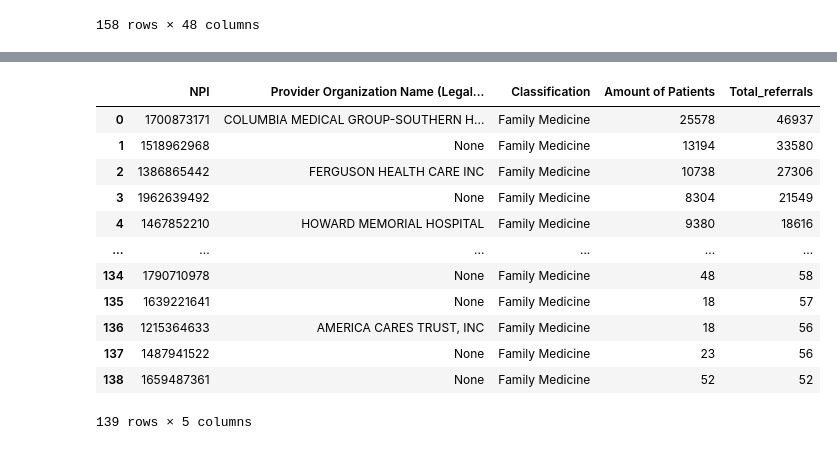
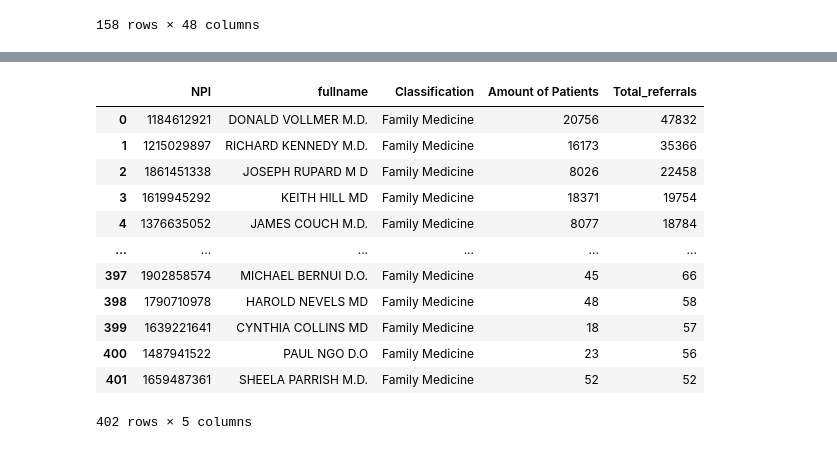
Before and after one commit to KagonDeans/hop-team, a Jupyter notebook: notebook/kd_question2_part2.ipynb, the cells around one changed output, grey strips where cells are left out. Saved outputs shown, nothing was run; the diff lists cells and outputs as text; code cells hidden in the pictures.

```diff
--- a/notebook/kd_question2_part2.ipynb
+++ b/notebook/kd_question2_part2.ipynb
@@ -59,0 +149,9 @@ The_vanderbilt
+# %%
+query = """
+SELECT COUNT(*)
+FROM npi_nppes
+
+"""
+with sqlite3.connect('../data/npi.sqlite') as db:
+    check = pd.read_sql(query, db)
+check
@@ -59,0 +195,15 @@ The_vanderbilt
+# %%
+# family medicine doctors that vanderbilt should reach out to get their patient referrals.
+query = """
+SELECT "NPI", "Provider Organization Name (Legal Business Name)","Provider First Name" ||' '|| "Provider Last Name (Legal Name)" ||' '|| "Provider Credential Text" AS Fullname, SUM("patient_count") AS "Amount of Patients", SUM("transaction_count") AS Total_referrals
+FROM npi_nppes AS nppes
+INNER JOIN hop_npi AS npi
+ON nppes.NPI = npi.from_npi
+WHERE "Classification" = 'Family Medicine' AND "CBSA" = '34980' AND to_npi in (1861869596, 1770851552, 1083793822, 1609326040, 1003152208, 1164834057,  1679835623, 1821548280, 1164834495, 1730195215, 1255579728, 1952652414)
+GROUP BY 1,2,3
+ORDER BY 5 DESC;
+"""
+with sqlite3.connect('../data/npi.sqlite') as db:
+    fam_med_to_vanderbilt = pd.read_sql(query, db)
+
+fam_med_to_vanderbilt
@@ -59,0 +215,15 @@ The_vanderbilt
+# %%
+# Orthopaedic surgeons that vanderbilt should reach out to get their patient referrals.
+query = """
+SELECT "NPI", "Provider Organization Name (Legal Business Name)","Provider First Name" ||' '|| "Provider Last Name (Legal Name)" ||' '|| "Provider Credential Text" AS Fullname, SUM("patient_count") AS "Amount of Patients", SUM("transaction_count") AS Total_referrals
+FROM npi_nppes AS nppes
+INNER JOIN hop_npi AS npi
+ON nppes.NPI = npi.from_npi
+WHERE "Classification" = 'Orthopaedic Surgery' AND "CBSA" = '34980' AND to_npi in (1861869596, 1770851552, 1083793822, 1609326040, 1003152208, 1164834057,  1679835623, 1821548280, 1164834495, 1730195215, 1255579728, 1952652414)
+GROUP BY 1,2,3
+ORDER BY 5 DESC;
+"""
+with sqlite3.connect('../data/npi.sqlite') as db:
+    ortho_surg_to_vanderbilt = pd.read_sql(query, db)
+
+ortho_surg_to_vanderbilt
@@ -60,30 +239,30 @@ The_vanderbilt
 # %%
-##finding the family medicine providers that refers the most patients.
+#finding the family medicine providers in the Nashville area that refers the most patients.
 query = """
-SELECT "NPI","Provider Organization Name (Legal Business Name)", "Classification", SUM("patient_count") AS "Amount of Patients", SUM("transaction_count") AS Total_referrals
+SELECT "NPI","Provider First Name" ||' '|| "Provider Last Name (Legal Name)" ||' '|| "Provider Credential Text" AS Fullname, "Classification", SUM("patient_count") AS "Amount of Patients", SUM("transaction_count") AS Total_referrals
 FROM npi_nppes AS nppes
 INNER JOIN hop_npi AS npi
 ON nppes.NPI = npi.from_npi
-WHERE "Classification" = 'Family Medicine' AND "Provider Business Practice Location Address City Name" LIKE "%NASHVILLE%"
+WHERE "Classification" = 'Family Medicine' AND "CBSA" = '34980' AND "Entity Type Code" = 01
 GROUP BY 1,2,3
 ORDER BY 5 DESC;
 """
 with sqlite3.connect('../data/npi.sqlite') as db:
     family_med = pd.read_sql(query, db)
 
 family_med
 # %% [output]
-|  | NPI | Provider Organization Name (Legal... | Classification | Amount of Patients | Total_referrals |
-| 0 | 1700873171 | COLUMBIA MEDICAL GROUP-SOUTHERN H... | Family Medicine | 25578 | 46937 |
-| 1 | 1518962968 | None | Family Medicine | 13194 | 33580 |
-| 2 | 1386865442 | FERGUSON HEALTH CARE INC | Family Medicine | 10738 | 27306 |
-| 3 | 1962639492 | None | Family Medicine | 8304 | 21549 |
-| 4 | 1467852210 | HOWARD MEMORIAL HOSPITAL | Family Medicine | 9380 | 18616 |
+|  | NPI | fullname | Classification | Amount of Patients | Total_referrals |
+| 0 | 1184612921 | DONALD VOLLMER M.D. | Family Medicine | 20756 | 47832 |
+| 1 | 1215029897 | RICHARD KENNEDY M.D. | Family Medicine | 16173 | 35366 |
+| 2 | 1861451338 | JOSEPH RUPARD M D | Family Medicine | 8026 | 22458 |
+| 3 | 1619945292 | KEITH HILL MD | Family Medicine | 18371 | 19754 |
+| 4 | 1376635052 | JAMES COUCH M.D. | Family Medicine | 8077 | 18784 |
 | ... | ... | ... | ... | ... | ... |
-| 134 | 1790710978 | None | Family Medicine | 48 | 58 |
-| 135 | 1639221641 | None | Family Medicine | 18 | 57 |
-| 136 | 1215364633 | AMERICA CARES TRUST, INC | Family Medicine | 18 | 56 |
-| 137 | 1487941522 | None | Family Medicine | 23 | 56 |
-| 138 | 1659487361 | None | Family Medicine | 52 | 52 |
+| 397 | 1902858574 | MICHAEL BERNUI D.O. | Family Medicine | 45 | 66 |
+| 398 | 1790710978 | HAROLD NEVELS MD | Family Medicine | 48 | 58 |
+| 399 | 1639221641 | CYNTHIA COLLINS MD | Family Medicine | 18 | 57 |
+| 400 | 1487941522 | PAUL NGO D.O | Family Medicine | 23 | 56 |
+| 401 | 1659487361 | SHEELA PARRISH M.D. | Family Medicine | 52 | 52 |
-139 rows × 5 columns
+402 rows × 5 columns
 # %%
```
Also changed, not shown: parts of 16 cells of this notebook.
